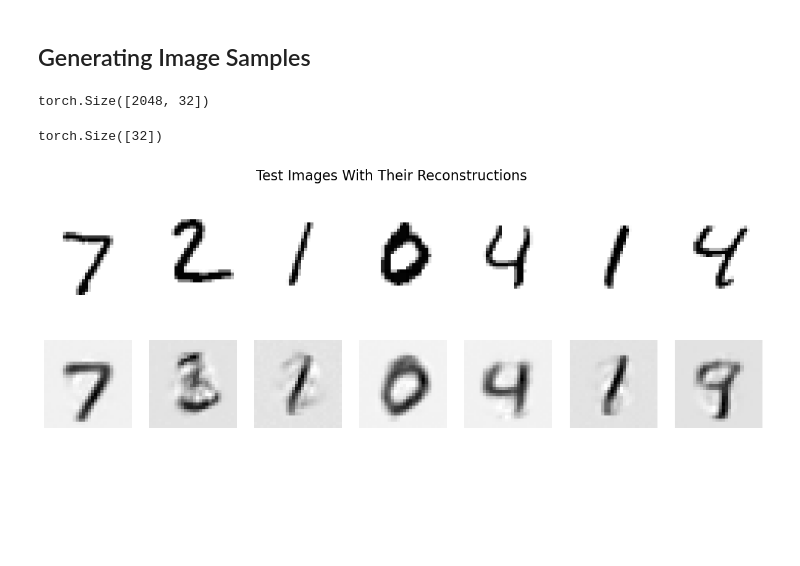
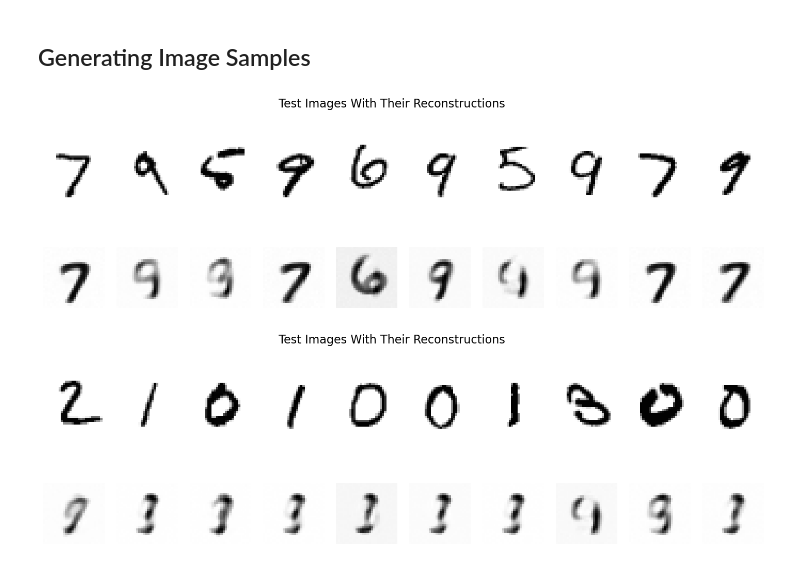
Before and after one commit to zroe1/gradient-routing, a Jupyter notebook: main.ipynb, the cells around one changed output. Cells and saved outputs as stored; diff of their text form; code cells hidden in the pictures; blank space fills up the shorter version.

```diff
--- a/main.ipynb
+++ b/main.ipynb
@@ -118,11 +118,13 @@ class NeuralNetwork(nn.Module):
         all_masks[bottom_masks] = self.mask_bottom
         all_masks = all_masks.to(device)
 
-        encoding = all_masks * encoding + (1 - all_masks) * encoding.detach()
+        masked_encoding = all_masks * encoding + (1 - all_masks) * encoding.detach()
+        encoding_top = (masked_encoding[:,ENCODING_SIZE//2:]).detach()
+        encoding_bottom = (masked_encoding[:,:ENCODING_SIZE//2]).detach()
 
-        top_cert = self.top_certificate(encoding.detach()[:,ENCODING_SIZE//2:])
-        bottom_cert = self.bottom_certificate(encoding.detach()[:,ENCODING_SIZE//2:])
-        logits = self.decoder(encoding)
+        top_cert = self.top_certificate(encoding_top)
+        bottom_cert = self.bottom_certificate(encoding_bottom)
+        logits = self.decoder(masked_encoding)
         return encoding, logits, top_cert, bottom_cert
 
 model = NeuralNetwork().to(device)
@@ -267,17 +269,13 @@ torch.save({
 # %% [markdown]
 ## Generating Image Samples
 # %%
-test_images_batch, test_labels_batch = next(iter(test_loader))
+# test_images_batch, test_labels_batch = next(iter(test_loader))
 # %%
 # get reconstructed images
-_encodings, reconstructed_test_imgs, _top_cert, _bottom_cert = model.forward(torch.flatten(test_images_batch, start_dim=1).to(device),test_labels_batch.to(device))
+# _encodings, reconstructed_test_imgs, _top_cert, _bottom_cert = model.forward(torch.flatten(test_images_batch, start_dim=1).to(device),test_labels_batch.to(device))
+reconstructed_test_imgs_high = X_hat_top_cert[test_labels_batch > 4].detach().to('cpu').view(-1, 28, 28)
+reconstructed_test_imgs_low = X_hat_top_cert[test_labels_batch < 4].detach().to('cpu').view(-1, 28, 28)
+test_images_batch_high = test_images_batch[test_labels_batch > 4]
+test_images_batch_low = test_images_batch[test_labels_batch < 4]
 reconstructed_test_imgs = reconstructed_test_imgs.view(-1, 28, 28)
 reconstructed_test_imgs= reconstructed_test_imgs.cpu().detach()
-# %%
-_encodings.shape
-# %% [output]
-torch.Size([2048, 32])
-# %%
-_encodings.sum(dim=0).shape
-# %% [output]
-torch.Size([32])
@@ -284,15 +286,30 @@ torch.Size([32])
 # %%
-columns = 7
+columns = 10
 rows = 2
-fig, axes = plt.subplots(rows, columns, figsize=(15, 5))
+fig, axes = plt.subplots(rows, columns, figsize=(18, 5))
 for i, ax in enumerate(axes.flat):
     if i >= columns:
-        ax.imshow(reconstructed_test_imgs[i - columns]* -1, cmap='gray')
+        ax.imshow(reconstructed_test_imgs_high[i - columns]* -1, cmap='gray')
     else:
-        ax.imshow(test_images_batch[i].squeeze()* -1, cmap='gray')
+        ax.imshow(test_images_batch_high[i].squeeze()* -1, cmap='gray')
     ax.axis('off')
 fig.suptitle('Test Images With Their Reconstructions', fontsize=16)
 plt.savefig('200_epochs_with_certs/image_reconstructions.png', dpi=300)
 plt.show()
 # %% [output]
-[figure, old version]
+[figure, new version]
+# %%
+columns = 10
+rows = 2
+fig, axes = plt.subplots(rows, columns, figsize=(18, 5))
+for i, ax in enumerate(axes.flat):
+    if i >= columns:
+        ax.imshow(reconstructed_test_imgs_low[i - columns]* -1, cmap='gray')
+    else:
+        ax.imshow(test_images_batch_low[i].squeeze()* -1, cmap='gray')
+    ax.axis('off')
+fig.suptitle('Test Images With Their Reconstructions', fontsize=16)
+plt.savefig('200_epochs_with_certs/image_reconstructions.png', dpi=300)
+plt.show()
+# %% [output]
+[figure, added]
```
Also changed, not shown: parts of 6 cells of this notebook.
